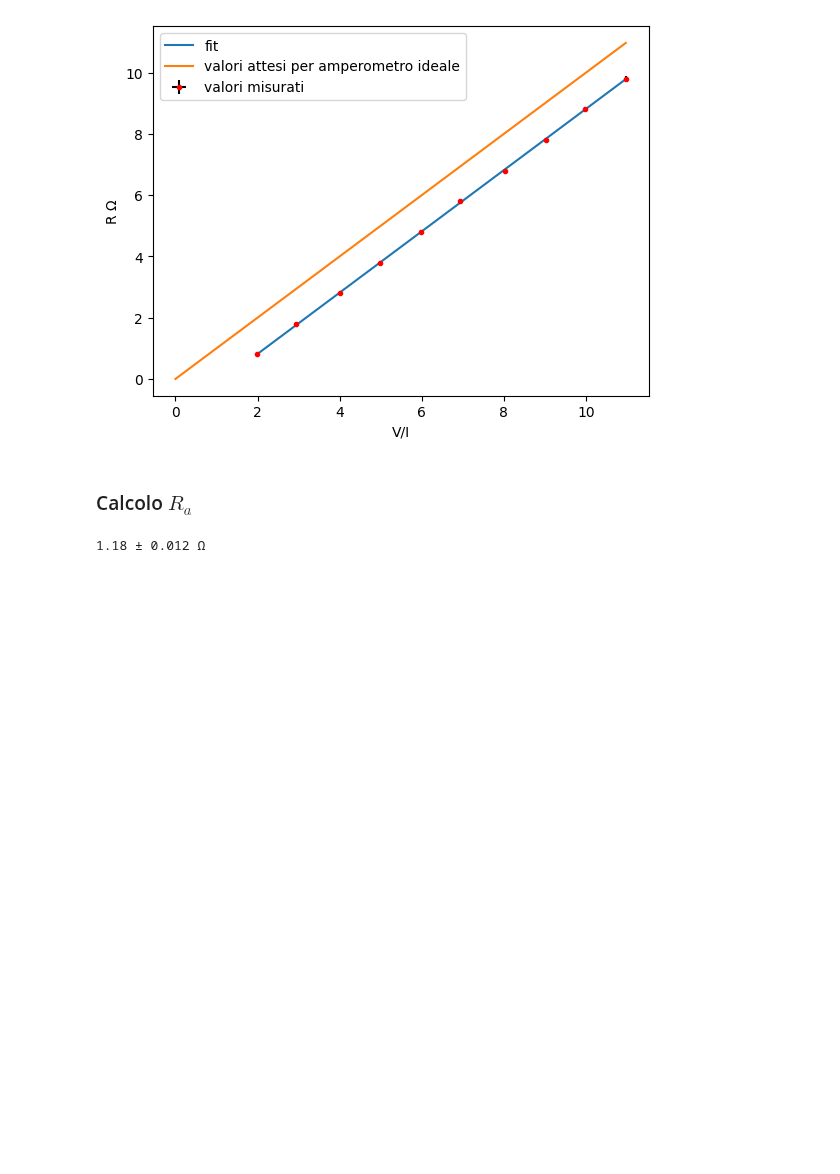
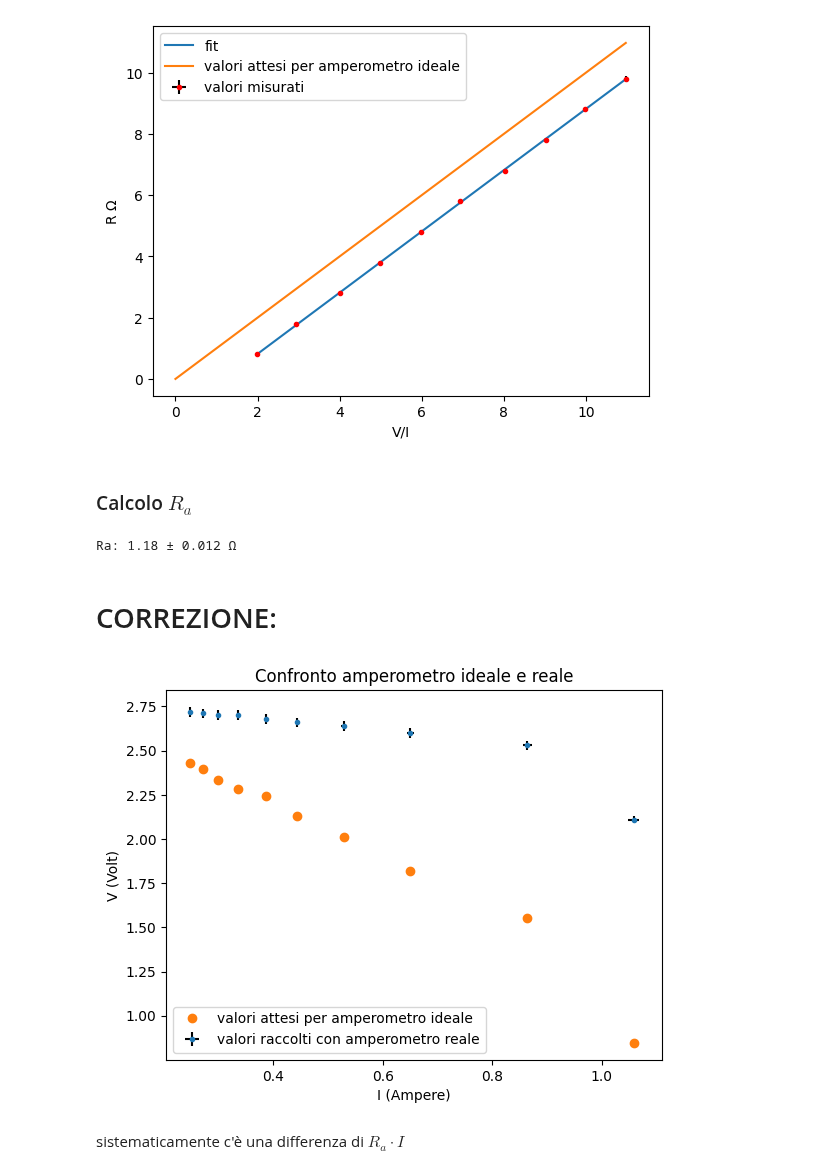
Before and after one commit to CarminatiGiovanni/LaboratorioFisica2, a Jupyter notebook: 20240307circuiti1/amperometro.ipynb, the cells around one changed output. Cells and saved outputs as stored; diff of their text form; code cells hidden in the pictures; blank space fills up the shorter version.

Commit message:
fix image

```diff
--- a/20240307circuiti1/amperometro.ipynb
+++ b/20240307circuiti1/amperometro.ipynb
@@ -65,6 +65,21 @@ sigma_avg_Ra = np.sqrt(np.sum((Ra - avg_Ra)**2)/(N-1))/np.sqrt(N)
 # %% [markdown]
 ### Calcolo $R_a$
 # %%
-print(final_val(avg_Ra,sigma_avg_Ra,decimals=3,udm='Ω'))
+print('Ra:',final_val(avg_Ra,sigma_avg_Ra,decimals=3,udm='Ω'))
 # %% [output]
-1.18 ± 0.012 Ω
+Ra: 1.18 ± 0.012 Ω
+# %% [markdown]
+# CORREZIONE:
+# %%
+plt.title('Confronto amperometro ideale e reale')
+plt.errorbar(I,V,yerr=sigmaV,xerr=sigmaI,linestyle='None',marker='.',ecolor='black',label='valori raccolti con amperometro reale')
+x = np.linspace(min(V),max(V),100)
+plt.plot(I,R*I,label='valori attesi per amperometro ideale',marker='o',linestyle='None')
+plt.xlabel('I (Ampere)')
+plt.ylabel('V (Volt)')
+plt.legend()
+plt.show()
+# %% [output]
+[figure, added]
+# %% [markdown]
+sistematicamente c'è una differenza di $R_a \cdot I$
```
